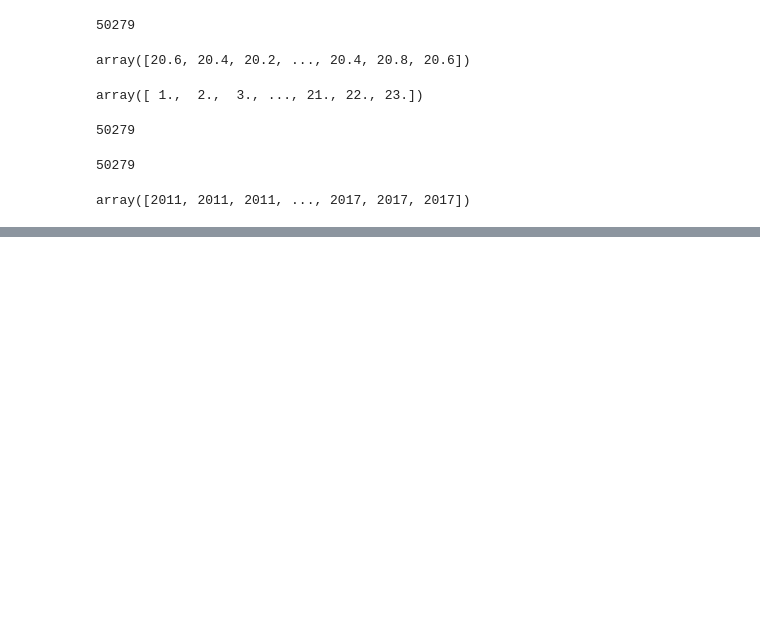
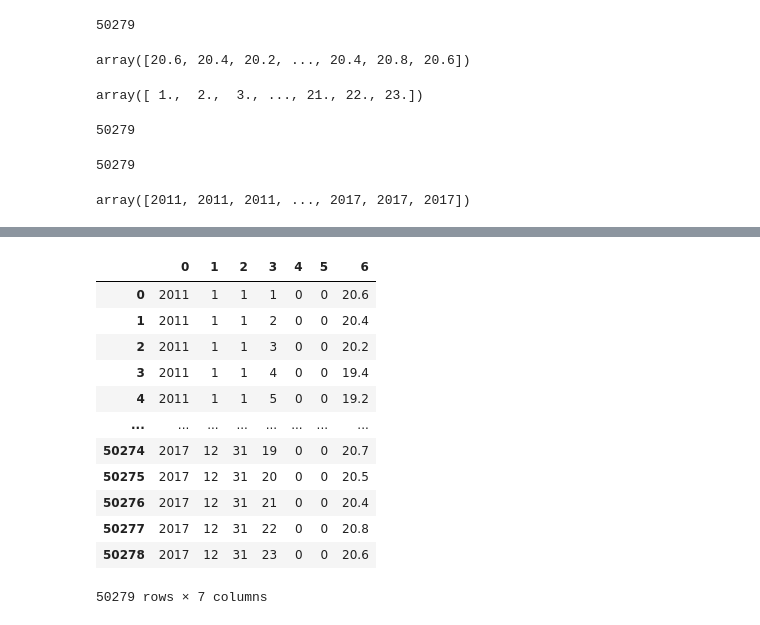
Before and after one commit to chris051091/Seminario-3, a Jupyter notebook: leer_datos_temp.ipynb, the cells around one changed output, grey strips where cells are left out. Drawn from its saved outputs; the diff is of its cells as text; code cells hidden in the pictures; blank space fills up the shorter version.

```diff
--- a/leer_datos_temp.ipynb
+++ b/leer_datos_temp.ipynb
@@ -126,0 +175,16 @@ array([2011, 2011, 2011, ..., 2017, 2017, 2017])
+# %%
+read_csv("CHUCURI_TEMP_v2.txt",delimiter=' ',header= None)
+# %% [output]
+|  | 0 | 1 | 2 | 3 | 4 | 5 | 6 |
+| 0 | 2011 | 1 | 1 | 1 | 0 | 0 | 20.6 |
+| 1 | 2011 | 1 | 1 | 2 | 0 | 0 | 20.4 |
+| 2 | 2011 | 1 | 1 | 3 | 0 | 0 | 20.2 |
+| 3 | 2011 | 1 | 1 | 4 | 0 | 0 | 19.4 |
+| 4 | 2011 | 1 | 1 | 5 | 0 | 0 | 19.2 |
+| ... | ... | ... | ... | ... | ... | ... | ... |
+| 50274 | 2017 | 12 | 31 | 19 | 0 | 0 | 20.7 |
+| 50275 | 2017 | 12 | 31 | 20 | 0 | 0 | 20.5 |
+| 50276 | 2017 | 12 | 31 | 21 | 0 | 0 | 20.4 |
+| 50277 | 2017 | 12 | 31 | 22 | 0 | 0 | 20.8 |
+| 50278 | 2017 | 12 | 31 | 23 | 0 | 0 | 20.6 |
+50279 rows × 7 columns
```
Also changed, not shown: parts of 15 cells of this notebook.
